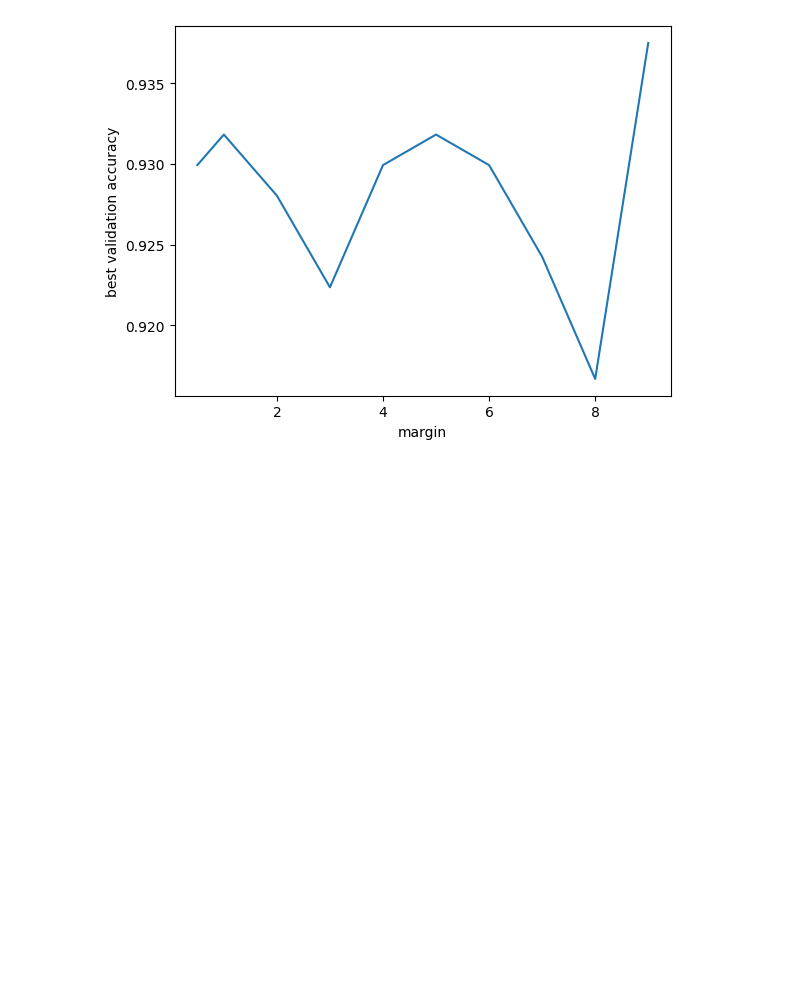
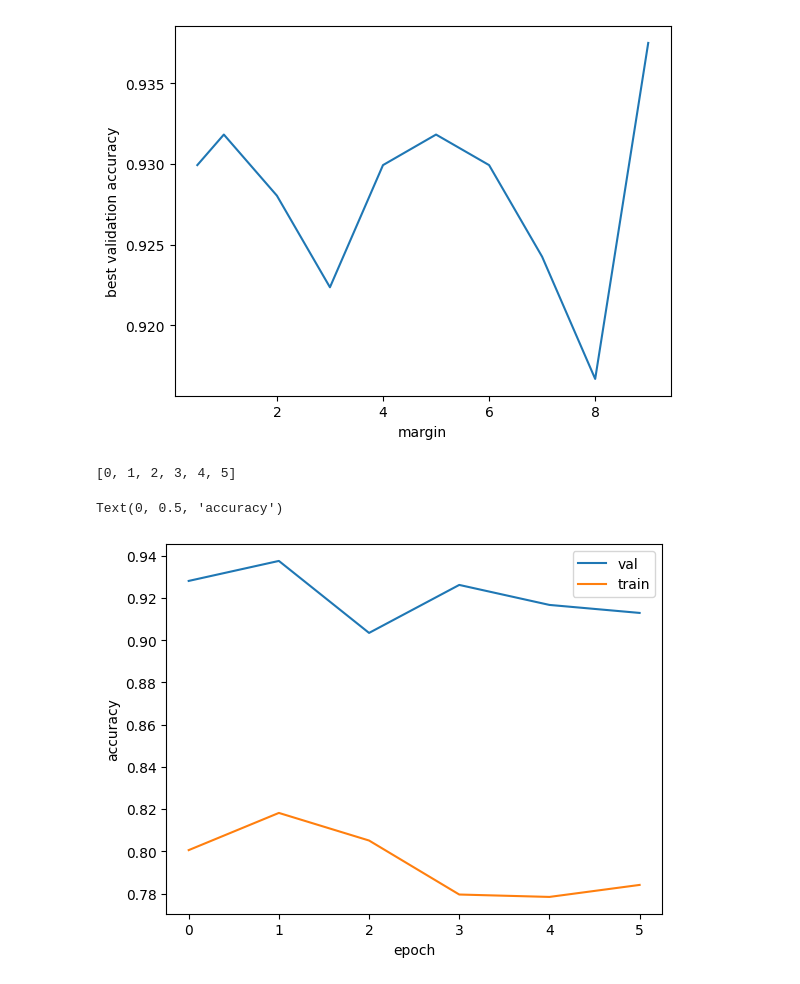
Before and after one commit to BlackKingWhitePawn/reidentification, a Jupyter notebook: siamese_contr_margin.ipynb, the cells around one changed output. Drawn from its saved outputs; the diff is of its cells as text; code cells hidden in the pictures; blank space fills up the shorter version.

```diff
--- a/siamese_contr_margin.ipynb
+++ b/siamese_contr_margin.ipynb
@@ -288,3 +288,20 @@ plt.ylabel('best validation accuracy')
 # %% [output]
 Text(0, 0.5, 'best validation accuracy')
 [figure]
+# %%
+best_res = df[df['loss_name'] == 'ContrastiveLoss m=9']
+vl = list(map(float, best_res['val_losses'].item().split(';')))
+va = list(map(float, best_res['val_accuracies'].item().split(';')))
+tl = list(map(float, best_res['train_losses'].item().split(';')))
+ta = list(map(float, best_res['train_accuracies'].item().split(';')))
+ec = best_res['epoch_count'].item()
+# %% [output]
+[0, 1, 2, 3, 4, 5]
+# %%
+plt.plot(list(range(ec)), va, ta)
+plt.legend(['val', 'train'])
+plt.xlabel('epoch')
+plt.ylabel('accuracy')
+# %% [output]
+Text(0, 0.5, 'accuracy')
+[figure, added]
```
Also changed, not shown: parts of 1 cell of this notebook, 6 other files.
